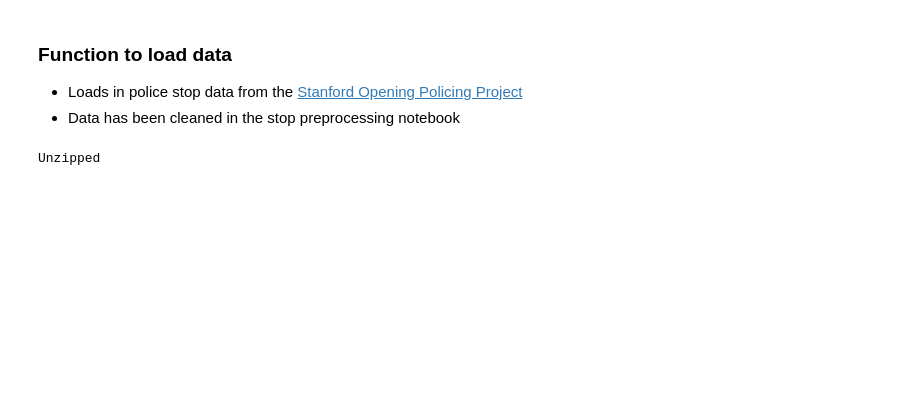
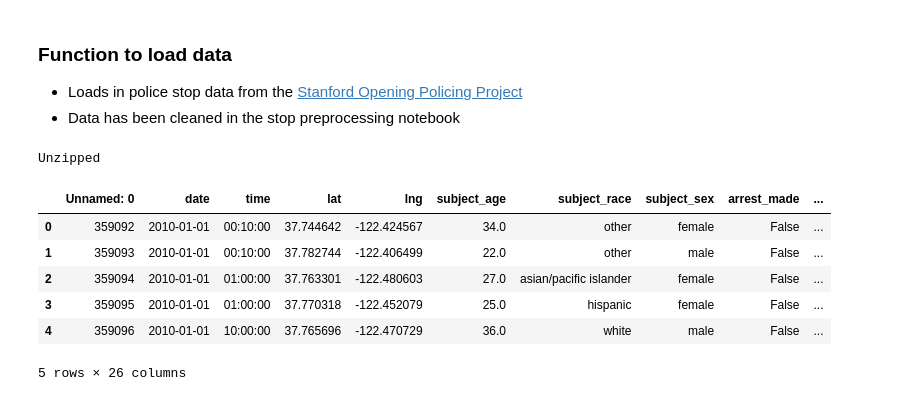
Before and after one commit to utexas-SDS-357/sds357-project-sp26-con-founders, a Jupyter notebook: bias_eda.ipynb, the cells around one changed output. Drawn from its saved outputs; the diff is of its cells as text; code cells hidden in the pictures; blank space fills up the shorter version.

```diff
--- a/bias_eda.ipynb
+++ b/bias_eda.ipynb
@@ -50,5 +56,15 @@ stops_path = r"./data/stops_clean.csv.zip"
 stops_df = load_data(stops_path)
 # %% [output]
 Unzipped
+# %%
+stops_df.head()
+# %% [output]
+|  | Unnamed: 0 | date | time | lat | lng | subject_age | subject_race | subject_sex | arrest_made | ... |
+| 0 | 359092 | 2010-01-01 | 00:10:00 | 37.744642 | -122.424567 | 34.0 | other | female | False | ... |
+| 1 | 359093 | 2010-01-01 | 00:10:00 | 37.782744 | -122.406499 | 22.0 | other | male | False | ... |
+| 2 | 359094 | 2010-01-01 | 01:00:00 | 37.763301 | -122.480603 | 27.0 | asian/pacific islander | female | False | ... |
+| 3 | 359095 | 2010-01-01 | 01:00:00 | 37.770318 | -122.452079 | 25.0 | hispanic | female | False | ... |
+| 4 | 359096 | 2010-01-01 | 10:00:00 | 37.765696 | -122.470729 | 36.0 | white | male | False | ... |
+5 rows × 26 columns
 # %%
 # Recode NAs to 'None' for epc_class
```
Also changed, not shown: parts of 9 cells of this notebook.
